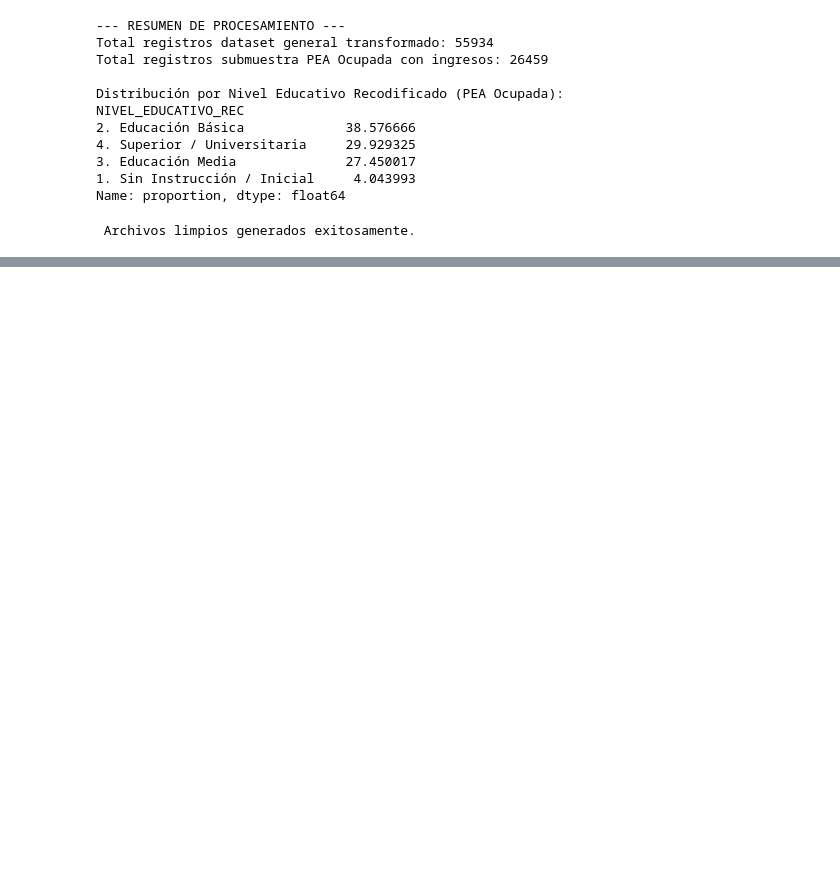
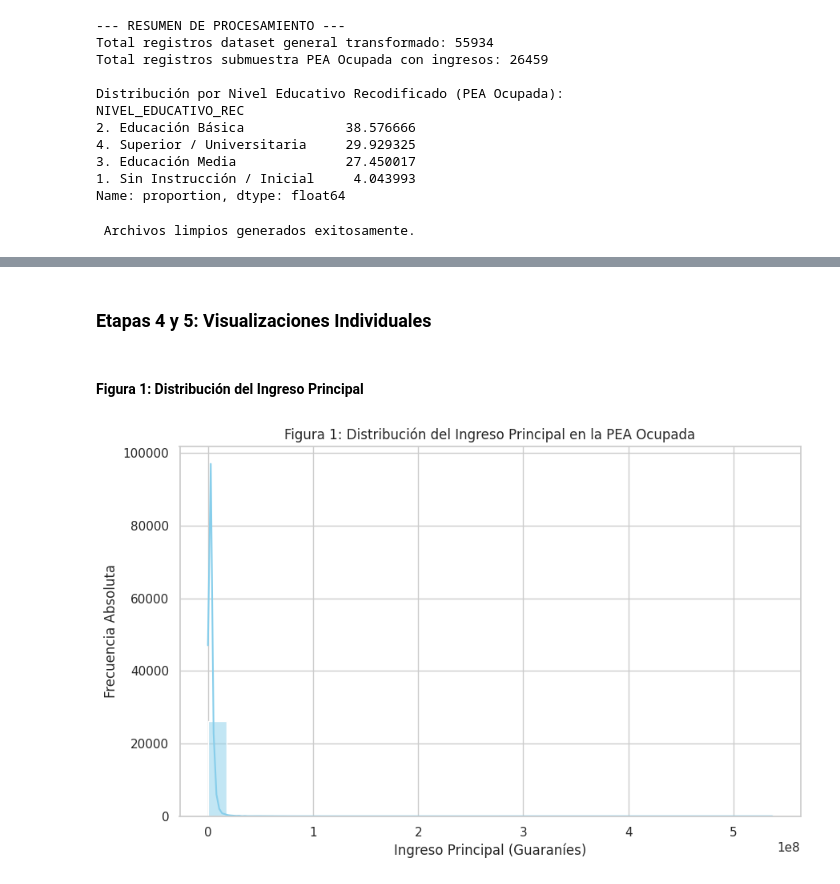
Before and after one commit to fiomusmeci-rgb/Proyecto_DataScience, a Jupyter notebook: notebooks/Notebook.ipynb, the cells around one changed output, grey strips where cells are left out. Cells and saved outputs as stored; diff of their text form; code cells hidden in the pictures; blank space fills up the shorter version.

Commit message:
Se agregan las etapas 4, 5 y conclusión de la Fase 1

```diff
--- a/notebooks/Notebook.ipynb
+++ b/notebooks/Notebook.ipynb
@@ -181,0 +373,25 @@ print("\n Archivos limpios generados exitosamente.")
+# %% [markdown]
+### Etapas 4 y 5: Visualizaciones Individuales
+# %%
+import matplotlib.pyplot as plt
+import seaborn as sns
+import pandas as pd
+import numpy as np
+
+# Configuración visual global
+sns.set_theme(style="whitegrid")
+plt.rcParams['figure.figsize'] = (10, 6)
+
+# Cargar dataset evitando la advertencia de tipos de datos mixtos
+df_pea = pd.read_csv("REG02_EPHC_ANUAL_2025_CLEAN_PEA.csv", low_memory=False)
+# %% [markdown]
+#### Figura 1: Distribución del Ingreso Principal
+# %%
+plt.figure(figsize=(10, 6))
+sns.histplot(df_pea['INGPRINC'].dropna(), bins=30, kde=True, color='skyblue')
+plt.title('Figura 1: Distribución del Ingreso Principal en la PEA Ocupada')
+plt.xlabel('Ingreso Principal (Guaraníes)')
+plt.ylabel('Frecuencia Absoluta')
+plt.show()
+# %% [output]
+[figure, added]
```
Also changed, not shown: parts of 27 cells of this notebook, 2 other files.
